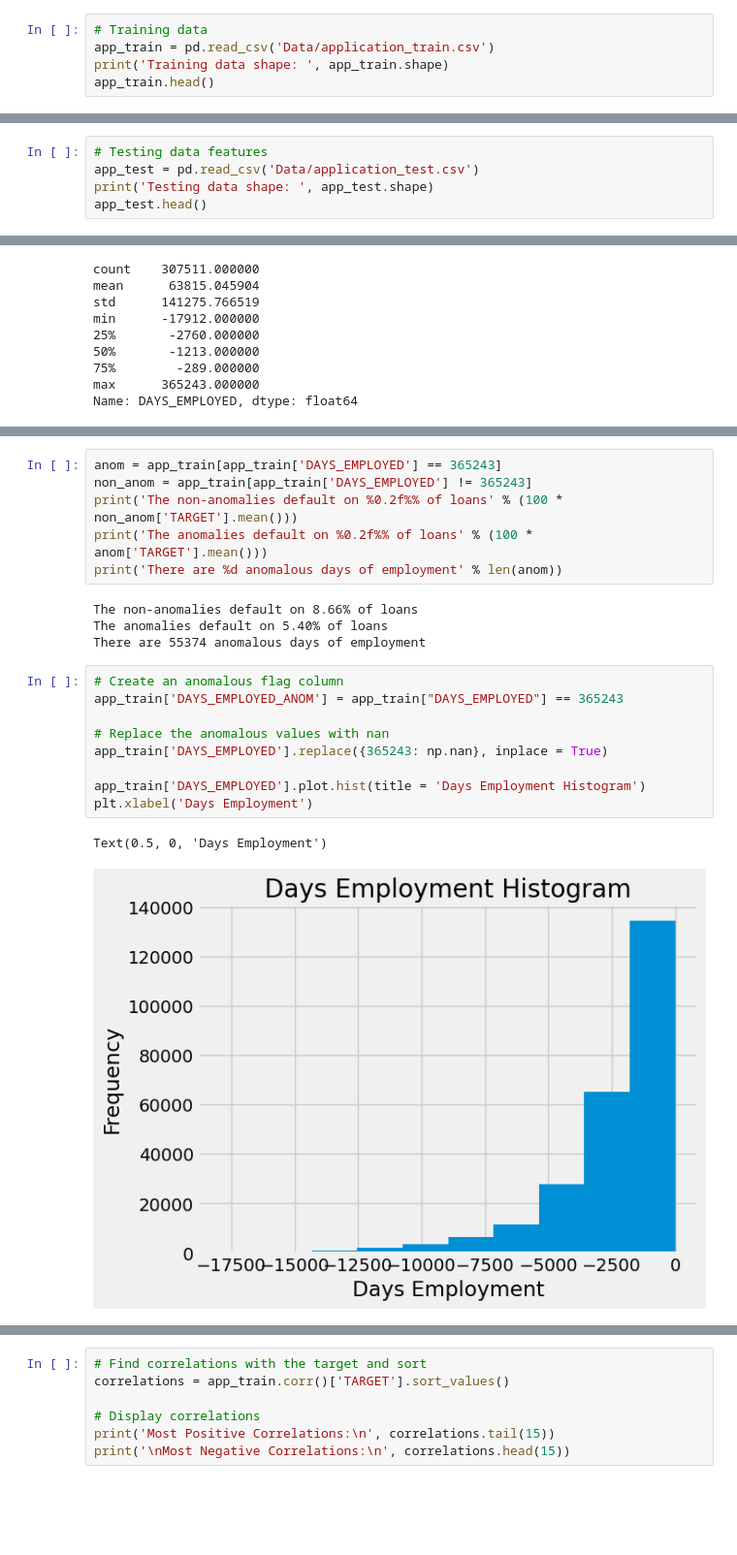
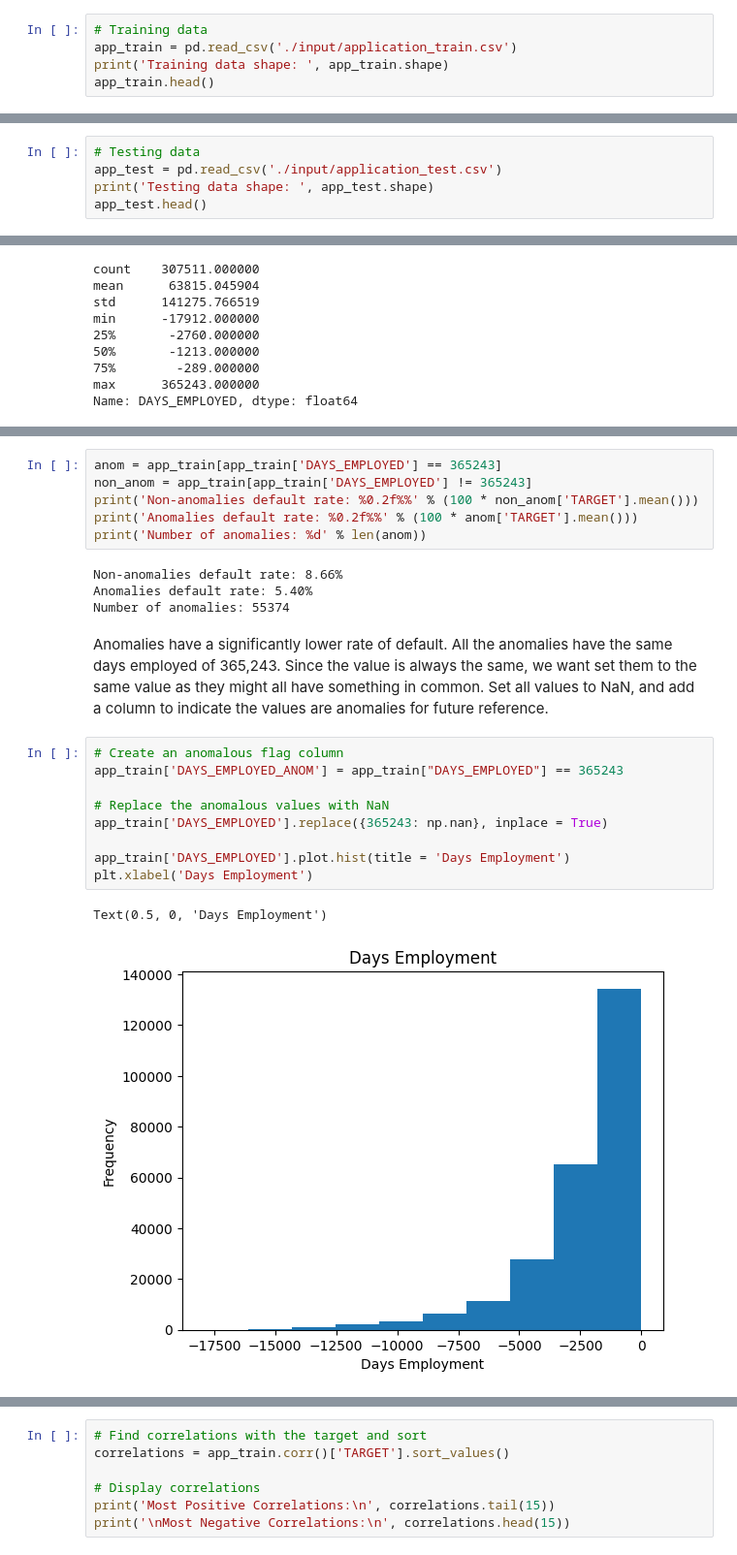
Before and after one commit to pupscub/HCDR, a Jupyter notebook: HCDR.ipynb, the cells around one changed output, grey strips where cells are left out. Shown at 97% size. Drawn from its saved outputs; the diff is of its cells as text; blank space fills up the shorter version.

```diff
--- a/HCDR.ipynb
+++ b/HCDR.ipynb
@@ -53,6 +84,6 @@ Using only Application_Train and Application_test in this half of the notebook
 # %%
 # Training data
-app_train = pd.read_csv('Data/application_train.csv')
+app_train = pd.read_csv('./input/application_train.csv')
 print('Training data shape: ', app_train.shape)
 app_train.head()
 # %% [output]
@@ -69,6 +100,6 @@ The training data has 307511 observations (each one a separate loan) and 122 fea
 # %%
-# Testing data features
-app_test = pd.read_csv('Data/application_test.csv')
+# Testing data
+app_test = pd.read_csv('./input/application_test.csv')
 print('Testing data shape: ', app_test.shape)
 app_test.head()
 # %% [output]
@@ -303,22 +336,24 @@ Text(0.5, 0, 'Days Employment')
 # %%
 anom = app_train[app_train['DAYS_EMPLOYED'] == 365243]
 non_anom = app_train[app_train['DAYS_EMPLOYED'] != 365243]
-print('The non-anomalies default on %0.2f%% of loans' % (100 * non_anom['TARGET'].mean()))
-print('The anomalies default on %0.2f%% of loans' % (100 * anom['TARGET'].mean()))
-print('There are %d anomalous days of employment' % len(anom))
+print('Non-anomalies default rate: %0.2f%%' % (100 * non_anom['TARGET'].mean()))
+print('Anomalies default rate: %0.2f%%' % (100 * anom['TARGET'].mean()))
+print('Number of anomalies: %d' % len(anom))
 # %% [output]
-The non-anomalies default on 8.66% of loans
-The anomalies default on 5.40% of loans
-There are 55374 anomalous days of employment
+Non-anomalies default rate: 8.66%
+Anomalies default rate: 5.40%
+Number of anomalies: 55374
+# %% [markdown]
+Anomalies have a significantly lower rate of default. All the anomalies have the same days employed of 365,243. Since the value is always the same, we want set them to the same value as they might all have something in common. Set all values to NaN, and add a column to indicate the values are anomalies for future reference.
 # %%
 # Create an anomalous flag column
 app_train['DAYS_EMPLOYED_ANOM'] = app_train["DAYS_EMPLOYED"] == 365243
 
-# Replace the anomalous values with nan
+# Replace the anomalous values with NaN
 app_train['DAYS_EMPLOYED'].replace({365243: np.nan}, inplace = True)
 
-app_train['DAYS_EMPLOYED'].plot.hist(title = 'Days Employment Histogram')
+app_train['DAYS_EMPLOYED'].plot.hist(title = 'Days Employment')
 plt.xlabel('Days Employment')
 # %% [output]
 Text(0.5, 0, 'Days Employment')
-[figure, old version]
+[figure, new version]
```
Also changed, not shown: parts of 86 cells of this notebook.
